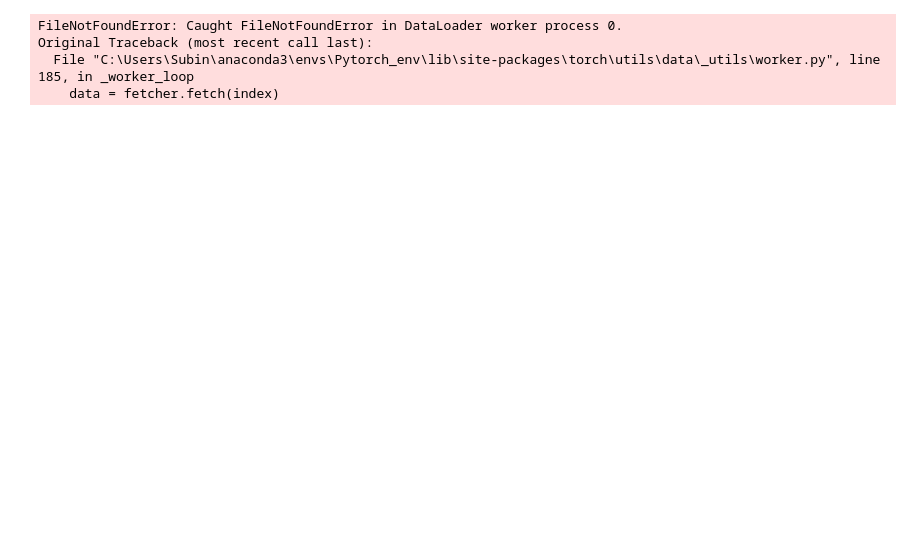
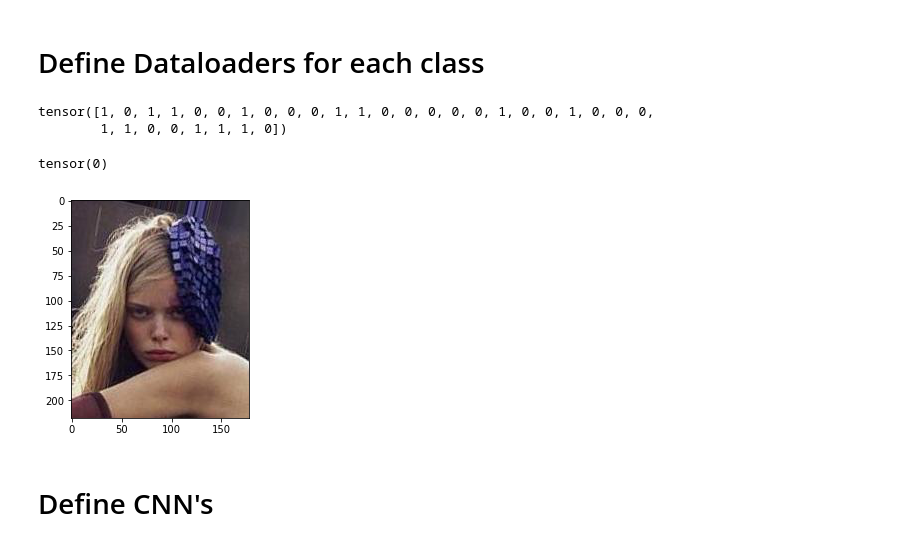
Before and after one commit to drags99/DeepLearning_Project, a Jupyter notebook: CNN_training_extraction.ipynb, the cells around one changed output. Cells and saved outputs as stored; diff of their text form; code cells hidden in the pictures; blank space fills up the shorter version.

```diff
--- a/CNN_training_extraction.ipynb
+++ b/CNN_training_extraction.ipynb
@@ -10,26 +11,34 @@ import os
 %matplotlib inline
+# %% [markdown]
+# Define Dataloaders for each class
 # %%
 #define relevant paths
 labels_dir="Data\list_attr_celeba.csv"
-label="Arched_Eyebrows"
-image_dir="Data\img_align_celeba"
+label="Male"
+image_dir="Data\img_align_celeba\img_align_celeba"
+
+############################################define batch size for all data loaders here
+bathsize=32
+
+##############################################define num workers for data laoders here
+workers=4
 
 #define composed transforms
 composed = transforms.Compose([transforms.ToTensor()])
 
 ds=Binary_Dataset(labels_dir, label,image_dir ,transform=composed)
-dataset_loader=DataLoader(ds,batch_size=32, shuffle=True, num_workers=2)
+dataset_loader=DataLoader(ds,batch_size=bathsize, shuffle=True, num_workers=workers)
 
 """
 for idx, (data, image) in enumerate(ds):
     print(idx)
 """
 
+
 data=next(iter(dataset_loader))
 sample, target = data
-print(sample)
+#print(sample)
+print(target)
 # %% [output]
-FileNotFoundError: Caught FileNotFoundError in DataLoader worker process 0.
-Original Traceback (most recent call last):
-  File "C:\Users\Subin\anaconda3\envs\Pytorch_env\lib\site-packages\torch\utils\data\_utils\worker.py", line 185, in _worker_loop
-    data = fetcher.fetch(index)
+tensor([1, 0, 1, 1, 0, 0, 1, 0, 0, 0, 1, 1, 0, 0, 0, 0, 0, 1, 0, 0, 1, 0, 0, 0,
+        1, 1, 0, 0, 1, 1, 1, 0])
@@ -38,0 +45,9 @@ print(target[0])
+# %%
+idx=4
+plt.imshow(sample[idx])
+print(target[idx])
+# %% [output]
+tensor(0)
+[figure, added]
+# %% [markdown]
+# Define CNN's
```
Also changed, not shown: parts of 2 cells of this notebook, 3 other files.
